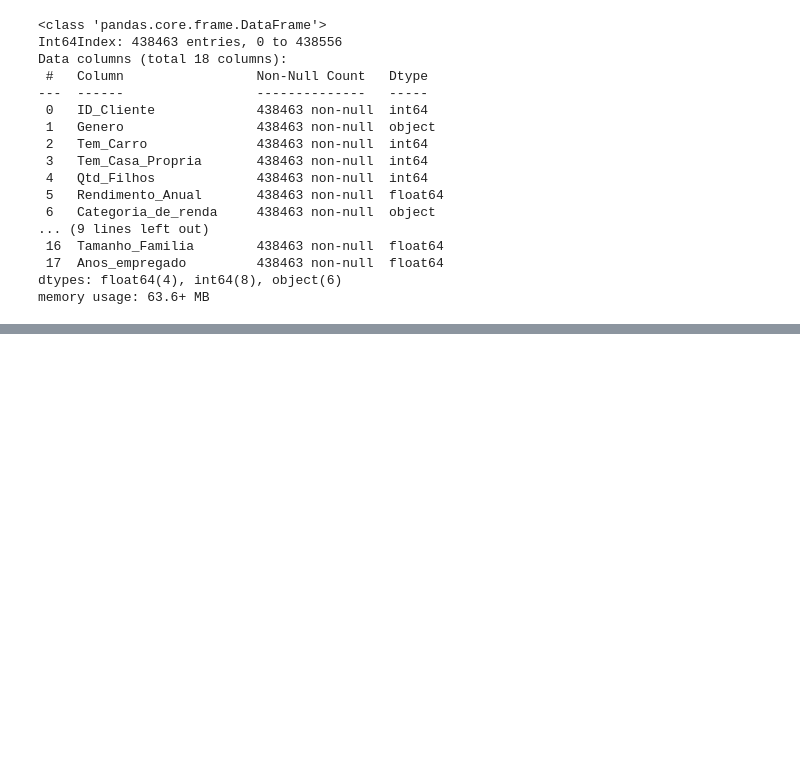
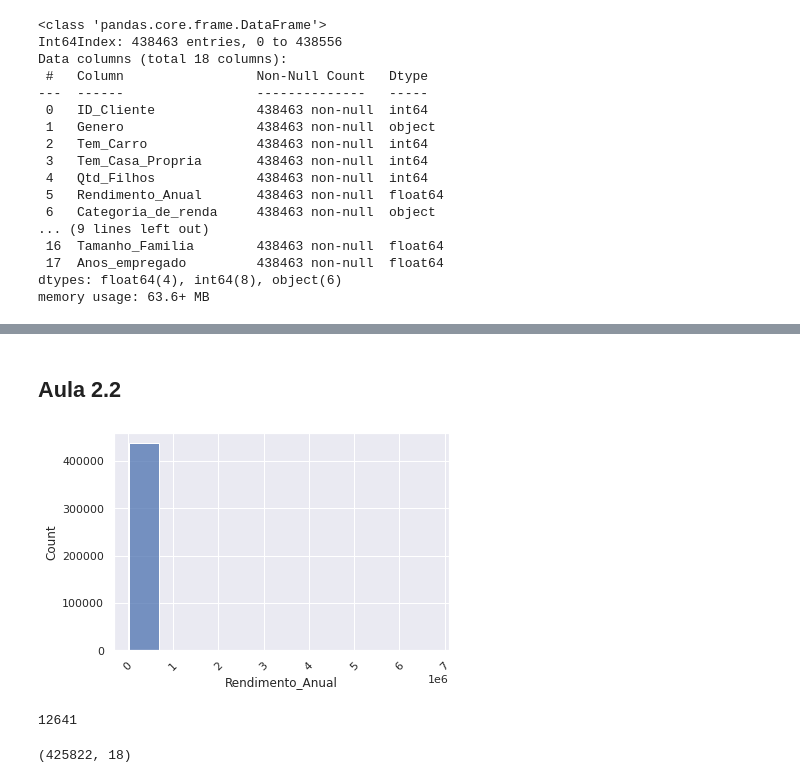
Before and after one commit to HenriqueCCdA/bootCampAluraDataScience, a Jupyter notebook: modulo6/aulas/boot_camp_modulo6_aulas.ipynb, the cells around one changed output, grey strips where cells are left out. Drawn from its saved outputs; the diff is of its cells as text; code cells hidden in the pictures; blank space fills up the shorter version.

```diff
--- a/modulo6/aulas/boot_camp_modulo6_aulas.ipynb
+++ b/modulo6/aulas/boot_camp_modulo6_aulas.ipynb
@@ -118,0 +150,2 @@ memory usage: 63.6+ MB
+# %%
+df_clientes_cadastrados_ID_unicos['Anos_empregado'] = df_clientes_cadastrados_ID_unicos['Anos_empregado'].replace(-1000.7, -1)
@@ -118,0 +173,35 @@ memory usage: 63.6+ MB
+# %% [markdown]
+## Aula 2.2
+# %%
+import seaborn as sns
+import matplotlib.pyplot as plt
+sns.set()
+# %%
+sns.histplot(data=df_clientes_cadastrados_ID_unicos, x='Rendimento_Anual', bins=10)
+plt.xticks(rotation=45)
+plt.show()
+# %% [output]
+[figure, added]
+# %%
+coluna = df_clientes_cadastrados_ID_unicos['Rendimento_Anual']
+
+coluna_media = coluna.mean()
+coluna_std  = coluna.std()
+
+limite_sup = coluna_media + 2 * coluna_std
+limite_inf = coluna_media - 2 * coluna_std
+
+index_outliers = []
+
+for index, valor in coluna.items():
+  if valor > limite_sup or valor < limite_inf:
+    index_outliers.append(index)
+
+len(index_outliers)
+# %% [output]
+12641
+# %%
+df_clientes_cadastrados_sem_outliers = df_clientes_cadastrados_ID_unicos.drop(index_outliers)
+df_clientes_cadastrados_sem_outliers.shape
+# %% [output]
+(425822, 18)
```
Also changed, not shown: parts of 22 cells of this notebook.
